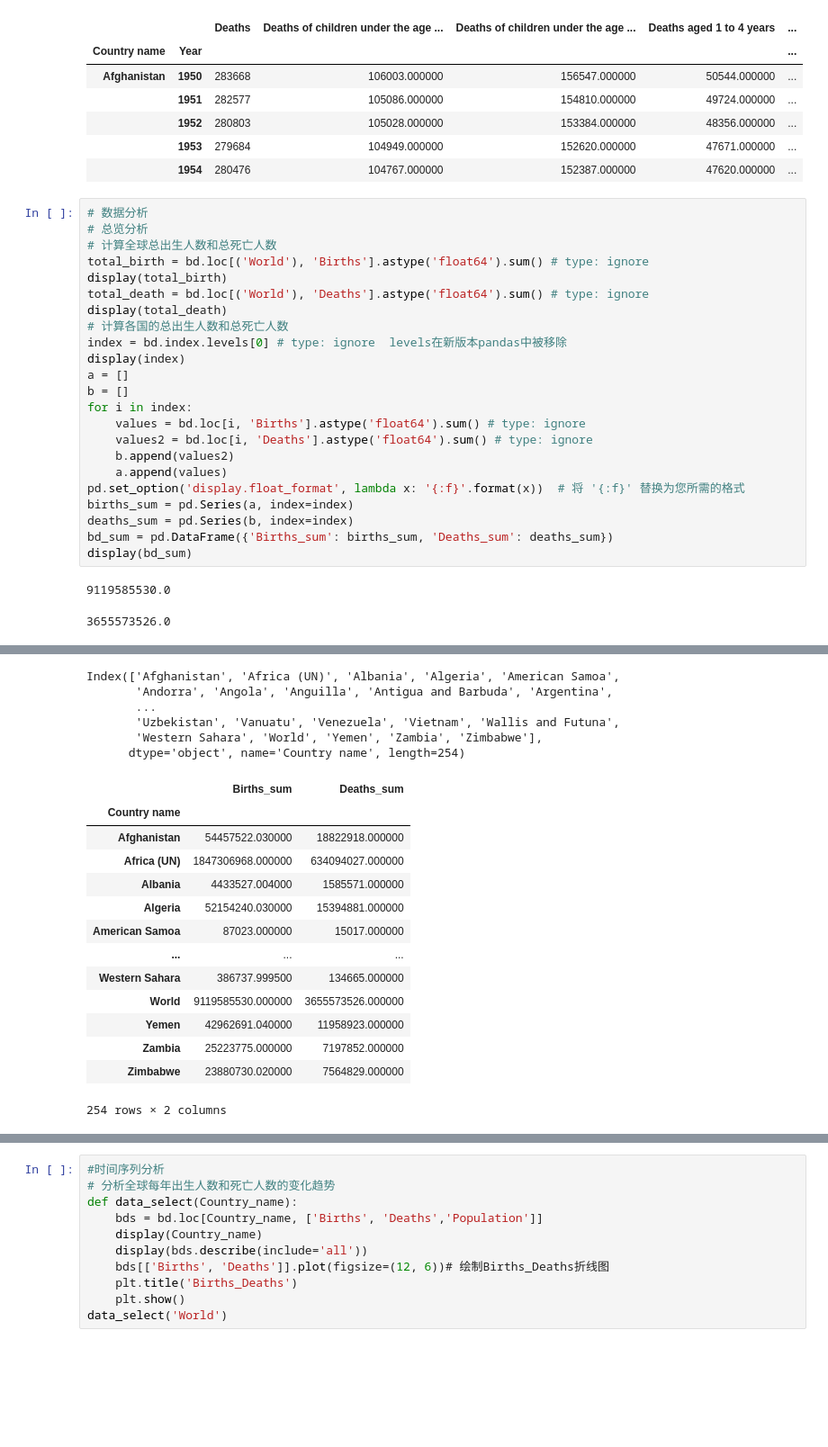
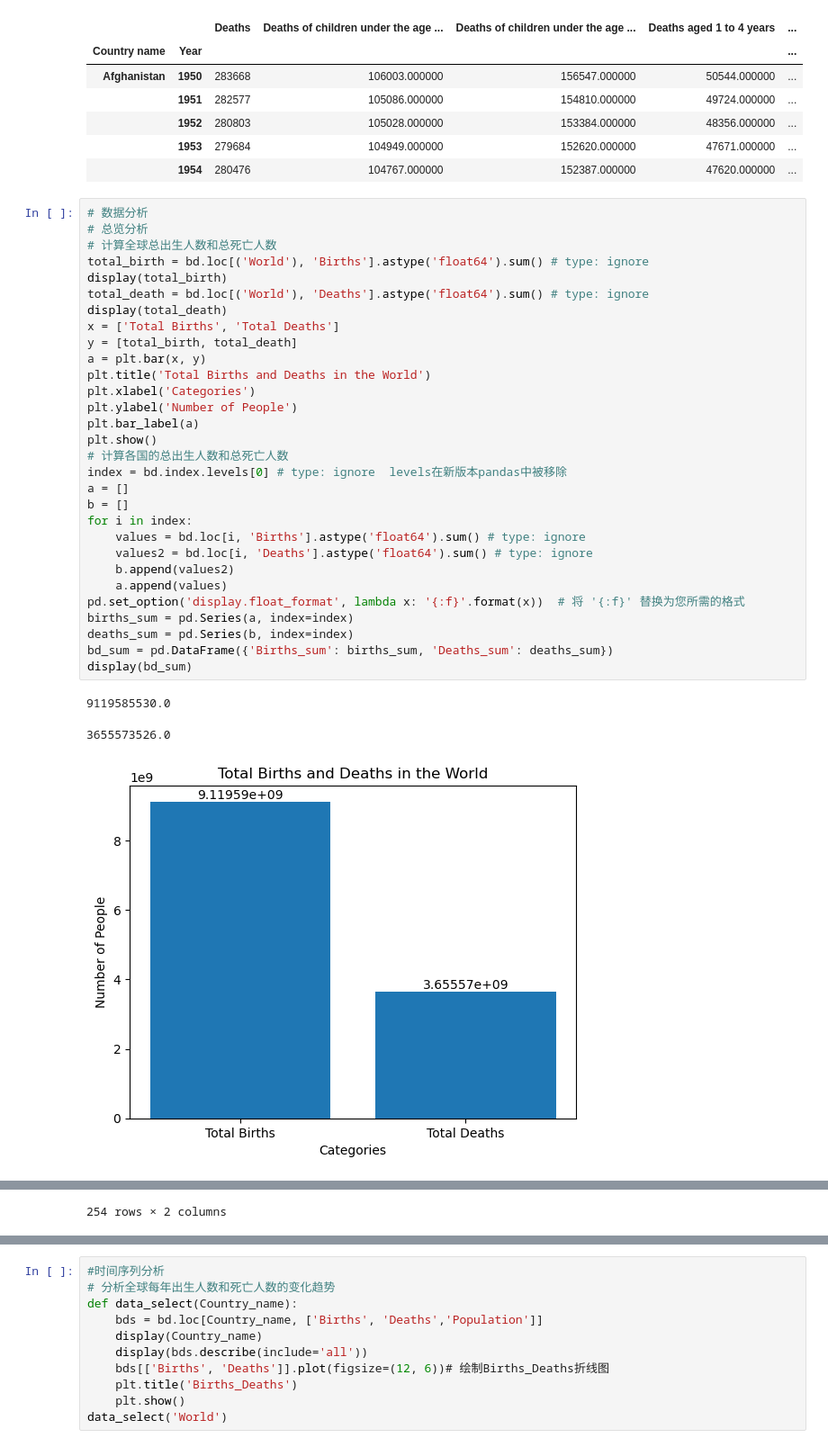
Before and after one commit to h3nng/pythonProject4, a Jupyter notebook: 1.ipynb, the cells around one changed output, grey strips where cells are left out. Shown at 90% size. Saved outputs shown, nothing was run; the diff lists cells and outputs as text; blank space fills up the shorter version.

```diff
--- a/1.ipynb
+++ b/1.ipynb
@@ -118,26 +118,34 @@ display(bd.head())
 # %%
 # 数据分析
 # 总览分析
 # 计算全球总出生人数和总死亡人数
 total_birth = bd.loc[('World'), 'Births'].astype('float64').sum() # type: ignore
 display(total_birth)
 total_death = bd.loc[('World'), 'Deaths'].astype('float64').sum() # type: ignore
 display(total_death)
+x = ['Total Births', 'Total Deaths']
+y = [total_birth, total_death]
+a = plt.bar(x, y)
+plt.title('Total Births and Deaths in the World')
+plt.xlabel('Categories')
+plt.ylabel('Number of People')
+plt.bar_label(a)
+plt.show()
 # 计算各国的总出生人数和总死亡人数
 index = bd.index.levels[0] # type: ignore  levels在新版本pandas中被移除
-display(index)
 a = []
 b = []
 for i in index:
     values = bd.loc[i, 'Births'].astype('float64').sum() # type: ignore
     values2 = bd.loc[i, 'Deaths'].astype('float64').sum() # type: ignore
     b.append(values2)
     a.append(values)
 pd.set_option('display.float_format', lambda x: '{:f}'.format(x))  # 将 '{:f}' 替换为您所需的格式
 births_sum = pd.Series(a, index=index)
 deaths_sum = pd.Series(b, index=index)
 bd_sum = pd.DataFrame({'Births_sum': births_sum, 'Deaths_sum': deaths_sum})
 display(bd_sum)
 # %% [output]
 9119585530.0
 3655573526.0
+[figure, added]
@@ -144,21 +165,2 @@ display(bd_sum)
-Index(['Afghanistan', 'Africa (UN)', 'Albania', 'Algeria', 'American Samoa',
-       'Andorra', 'Angola', 'Anguilla', 'Antigua and Barbuda', 'Argentina',
-       ...
-       'Uzbekistan', 'Vanuatu', 'Venezuela', 'Vietnam', 'Wallis and Futuna',
-       'Western Sahara', 'World', 'Yemen', 'Zambia', 'Zimbabwe'],
-      dtype='object', name='Country name', length=254)
+254 rows × 2 columns
-|  | Births_sum | Deaths_sum |
-| Country name |  |  |
-| Afghanistan | 54457522.030000 | 18822918.000000 |
-| Africa (UN) | 1847306968.000000 | 634094027.000000 |
-| Albania | 4433527.004000 | 1585571.000000 |
-| Algeria | 52154240.030000 | 15394881.000000 |
-| American Samoa | 87023.000000 | 15017.000000 |
-| ... | ... | ... |
-| Western Sahara | 386737.999500 | 134665.000000 |
-| World | 9119585530.000000 | 3655573526.000000 |
-| Yemen | 42962691.040000 | 11958923.000000 |
-| Zambia | 25223775.000000 | 7197852.000000 |
-| Zimbabwe | 23880730.020000 | 7564829.000000 |
-254 rows × 2 columns
 # %%
```
Also changed, not shown: parts of 7 cells of this notebook, 2 other files.
